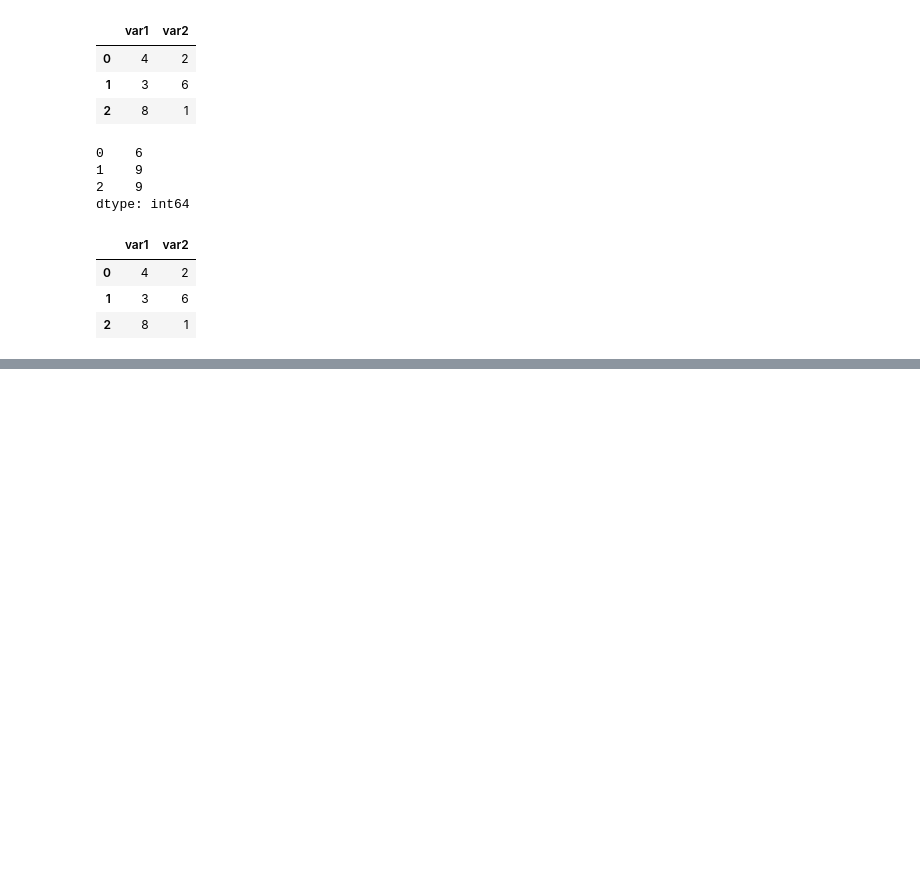
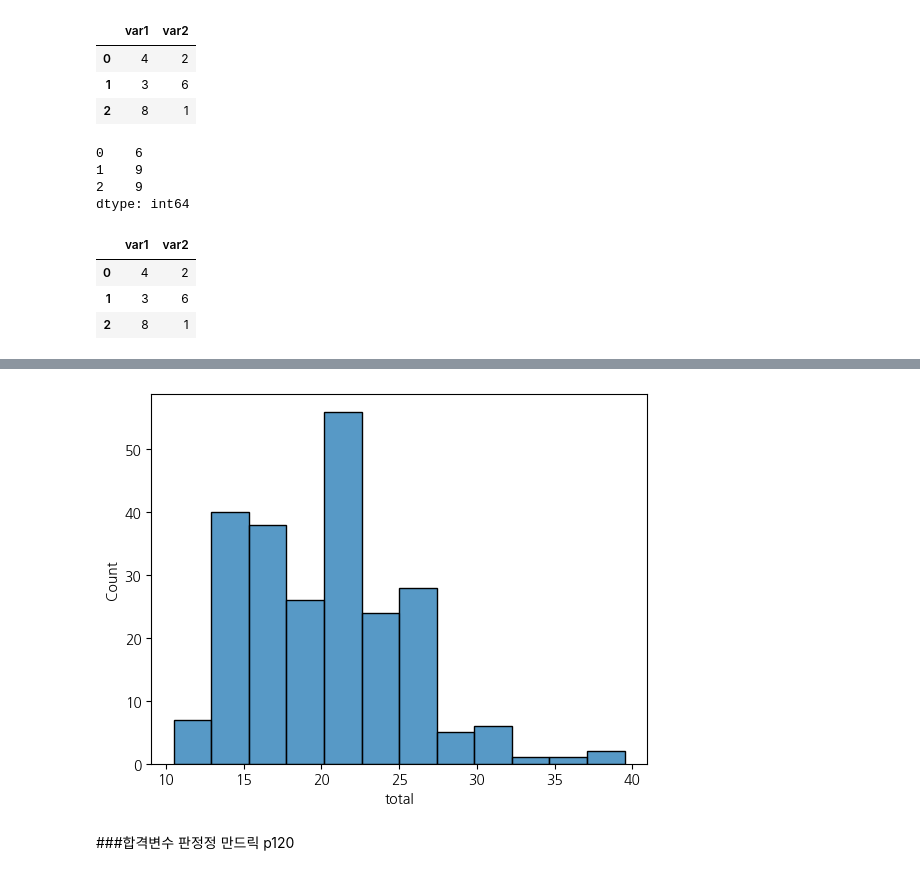
Before and after one commit to jw13k/2024-1-my-BDA, a Jupyter notebook: inclass/03w_0322_fri_ch05_dataframe_medium.ipynb, the cells around one changed output, grey strips where cells are left out. Saved outputs shown, nothing was run; the diff lists cells and outputs as text; code cells hidden in the pictures; blank space fills up the shorter version.

```diff
--- a/inclass/03w_0322_fri_ch05_dataframe_medium.ipynb
+++ b/inclass/03w_0322_fri_ch05_dataframe_medium.ipynb
@@ -531,0 +580,7 @@ df
+# %%
+import seaborn as sns
+sns.histplot(mpg, x="total");
+# %% [output]
+[figure, added]
+# %% [markdown]
+###합격변수 판정정 만드릭 p120
```
Also changed, not shown: parts of 14 cells of this notebook.
